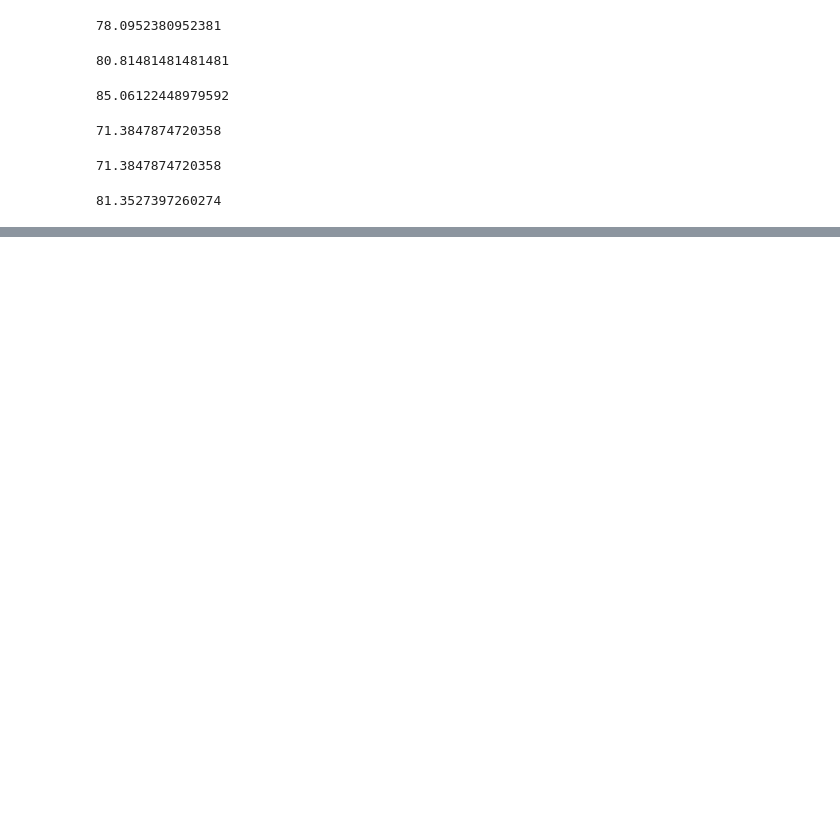
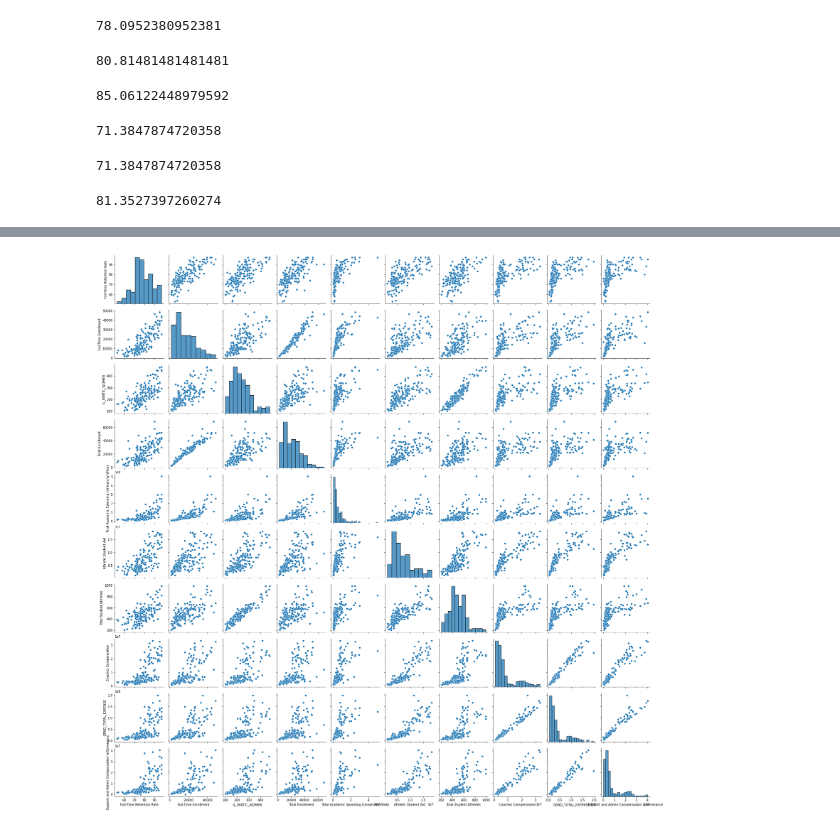
Before and after one commit to Shoemaker703/college_retention, a Jupyter notebook: EDA Notebook.ipynb, the cells around one changed output, grey strips where cells are left out. Saved outputs shown, nothing was run; the diff lists cells and outputs as text; code cells hidden in the pictures; blank space fills up the shorter version.

```diff
--- a/EDA Notebook.ipynb
+++ b/EDA Notebook.ipynb
@@ -292,0 +423,3 @@ df_4['EF2018D_RV.Full-time retention rate, 2018'].mean()
+# %%
+df['Total Football Spending'].fillna(value=0.0, inplace=True)
+df['Total Football Coaching Salaries'].fillna(value=0.0, inplace=True)
@@ -292,0 +428,2 @@ df_4['EF2018D_RV.Full-time retention rate, 2018'].mean()
+# %%
+df['Athletics Related Debt'].fillna(df['Athletics Related Debt'].median(), inplace=True)
@@ -292,0 +432,3 @@ df_4['EF2018D_RV.Full-time retention rate, 2018'].mean()
+# %%
+df['Annual Debt Service, Leases and Rental Fees on Athletic Facilities'].fillna(
+df['Annual Debt Service, Leases and Rental Fees on Athletic Facilities'].median(), inplace=True)
@@ -292,0 +455,9 @@ df_4['EF2018D_RV.Full-time retention rate, 2018'].mean()
+# %%
+top_10_corr = [i for i in df.corrwith(df['Full-Time Retention Rate']).sort_values(ascending=False).head(10).keys()]
+# %%
+sns.pairplot(df,
+             x_vars=top_10_corr,
+             y_vars=top_10_corr
+);
+# %% [output]
+[figure, added]
```
Also changed, not shown: parts of 47 cells of this notebook.
